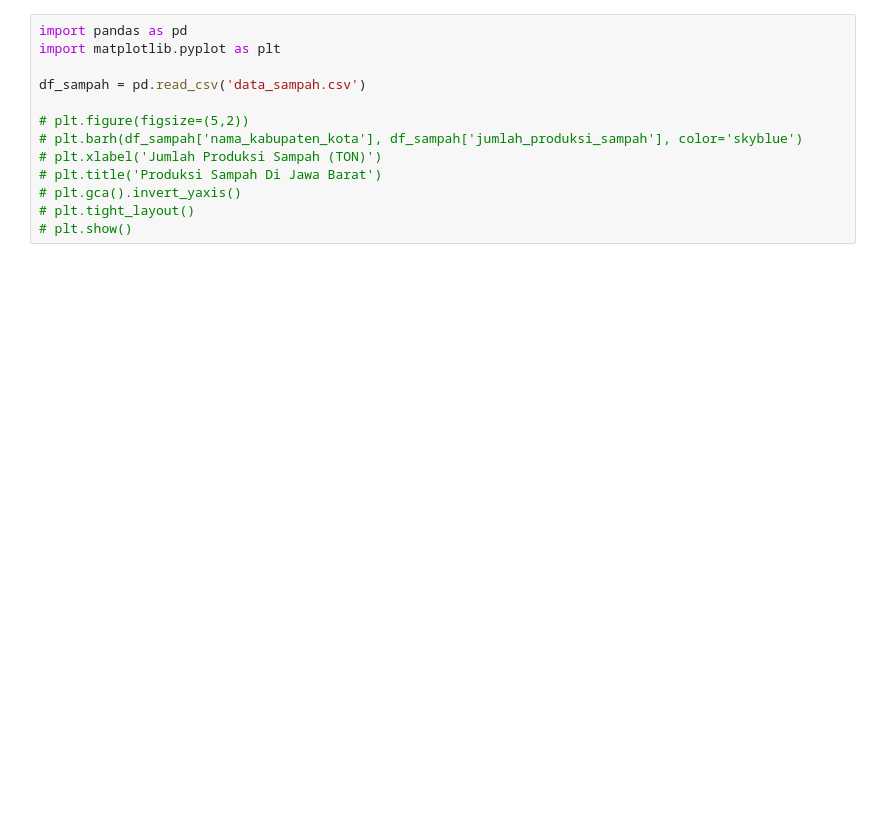
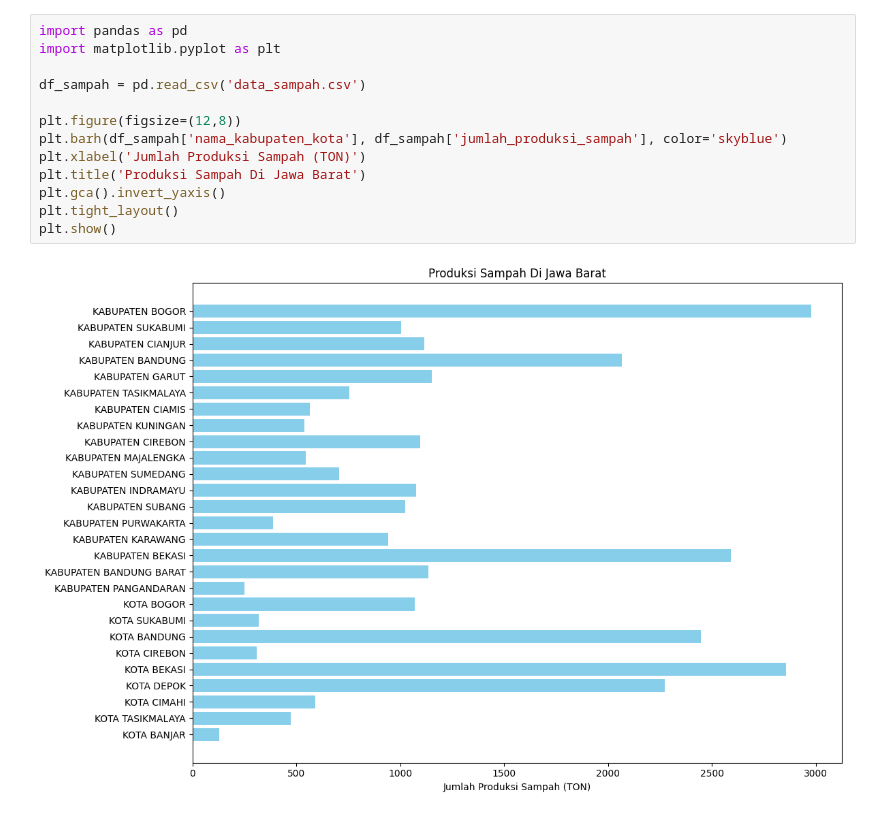
Before and after one commit to rzxyss/tugas-lamda, a Jupyter notebook: main.ipynb, the cells around one changed output. Cells and saved outputs as stored; diff of their text form; blank space fills up the shorter version.

```diff
--- a/main.ipynb
+++ b/main.ipynb
@@ -1,13 +1,15 @@
 # %%
 import pandas as pd
 import matplotlib.pyplot as plt
 
 df_sampah = pd.read_csv('data_sampah.csv')
 
-# plt.figure(figsize=(5,2))
-# plt.barh(df_sampah['nama_kabupaten_kota'], df_sampah['jumlah_produksi_sampah'], color='skyblue')
-# plt.xlabel('Jumlah Produksi Sampah (TON)')
-# plt.title('Produksi Sampah Di Jawa Barat')
-# plt.gca().invert_yaxis()
-# plt.tight_layout()
-# plt.show()
+plt.figure(figsize=(12,8))
+plt.barh(df_sampah['nama_kabupaten_kota'], df_sampah['jumlah_produksi_sampah'], color='skyblue')
+plt.xlabel('Jumlah Produksi Sampah (TON)')
+plt.title('Produksi Sampah Di Jawa Barat')
+plt.gca().invert_yaxis()
+plt.tight_layout()
+plt.show()
+# %% [output]
+[figure, added]
```
Also changed, not shown: parts of 6 cells of this notebook.
